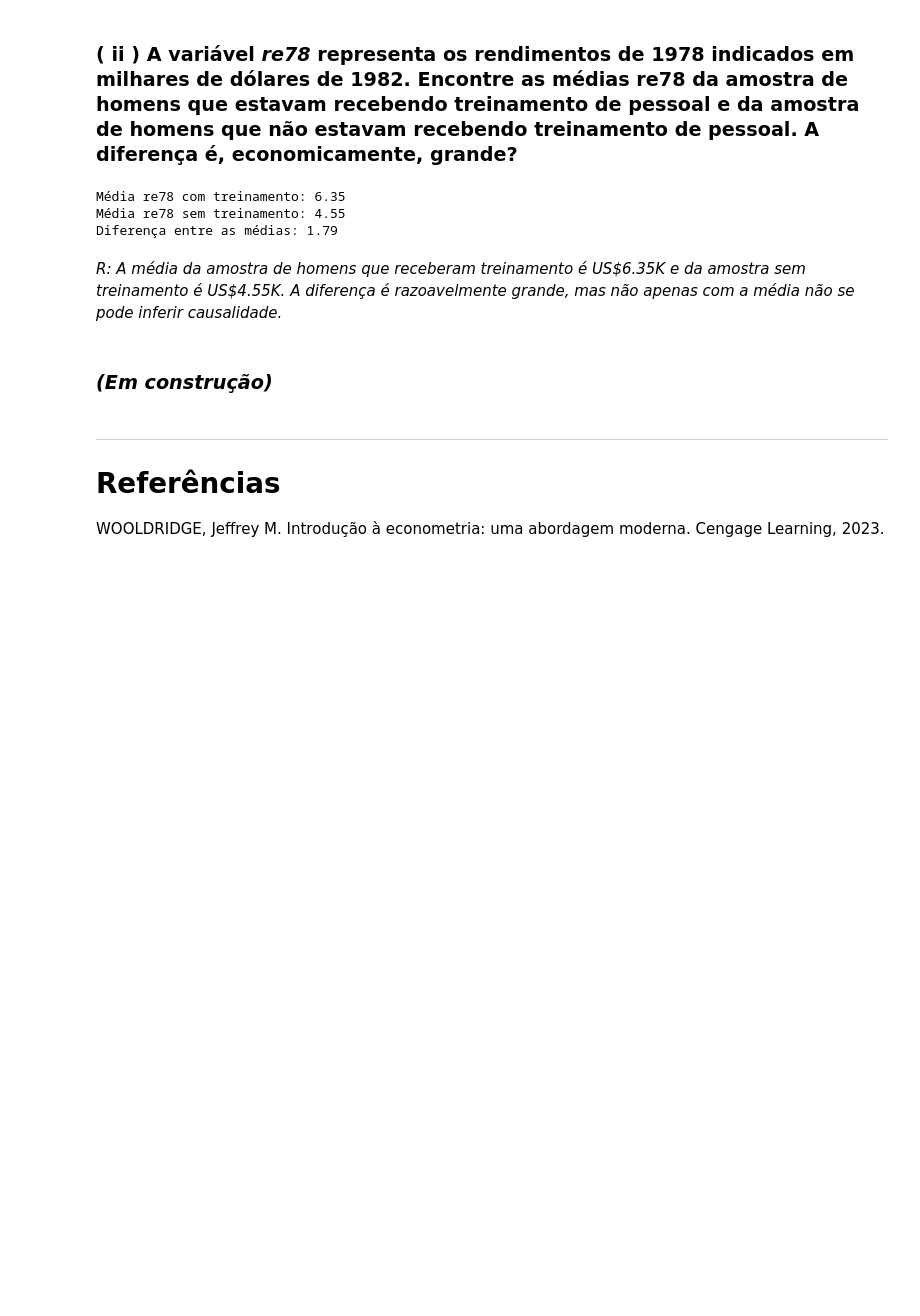
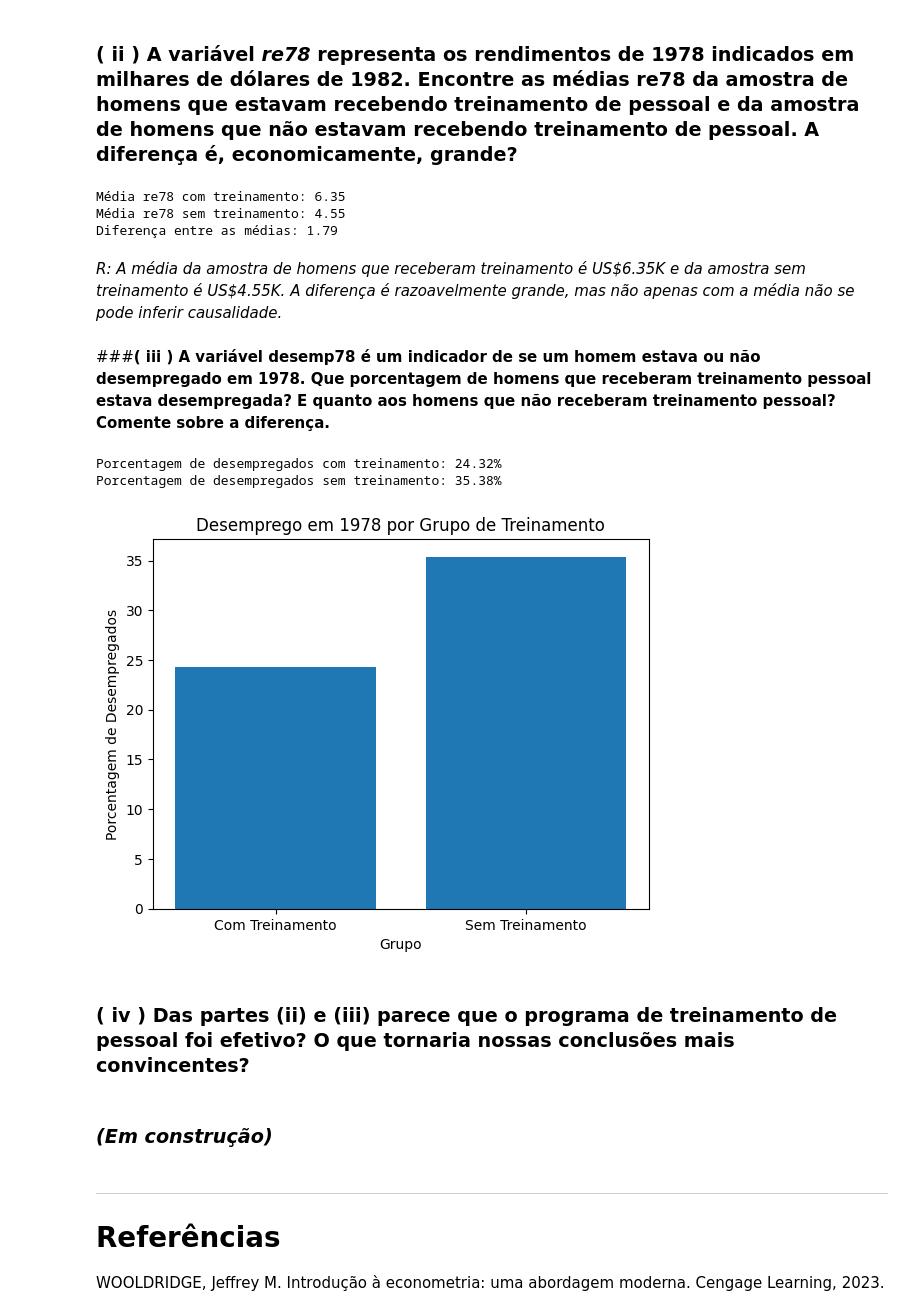
Before and after one commit to JoaoSilvaCorreia/Python, a Jupyter notebook: Econometrics/EconometriaWooldridge.ipynb, the cells around one changed output. Saved outputs shown, nothing was run; the diff lists cells and outputs as text; code cells hidden in the pictures; blank space fills up the shorter version.

```diff
--- a/Econometrics/EconometriaWooldridge.ipynb
+++ b/Econometrics/EconometriaWooldridge.ipynb
@@ -492,6 +507,44 @@ Média re78 sem treinamento: 4.55
 Diferença entre as médias: 1.79
 # %% [markdown]
 *R: A média da amostra de homens que receberam treinamento é US\$6.35K e da amostra sem treinamento é US\$4.55K. A diferença é razoavelmente grande, mas não apenas com a média não se pode inferir causalidade.*
+# %% [markdown]
+###**( iii ) A variável desemp78 é um indicador de se um homem estava ou não desempregado em 1978. Que porcentagem de homens que receberam treinamento pessoal estava desempregada? E quanto aos homens que não receberam treinamento pessoal? Comente sobre a diferença.**
+# %%
+# prompt: A variável desemp78 é um indicador de se um homem estava ou não desempregado em 1978. Que porcentagem de homens que receberam treinamento pessoal estava desempregada? E quanto aos homens que não receberam treinamento pessoal? Comente sobre a diferença. Fazer um gráfico de barras
+
+desempregado_treinamento = jtrain2[(jtrain2.train == 1) & (jtrain2.unem78 == 1)].shape[0] / jtrain2[jtrain2.train == 1].shape[0]
+desempregado_sem_treinamento = jtrain2[(jtrain2.train == 0) & (jtrain2.unem78 == 1)].shape[0] / jtrain2[jtrain2.train == 0].shape[0]
+
+print(f"Porcentagem de desempregados com treinamento: {round(desempregado_treinamento * 100, 2)}%")
+print(f"Porcentagem de desempregados sem treinamento: {round(desempregado_sem_treinamento * 100, 2)}%")
+
+
+import matplotlib.pyplot as plt
+
+# Dados para o gráfico
+labels = ['Com Treinamento', 'Sem Treinamento']
+values = [round(desempregado_treinamento * 100, 2), round(desempregado_sem_treinamento * 100, 2)]
+
+# Criar o gráfico de barras
+plt.bar(labels, values)
+
+# Adicionar rótulos aos eixos e título
+plt.xlabel('Grupo')
+plt.ylabel('Porcentagem de Desempregados')
+plt.title('Desemprego em 1978 por Grupo de Treinamento')
+
+# Mostrar o gráfico
+plt.show()
+
+# Comentário sobre a diferença
+# A diferença na taxa de desemprego entre os homens que receberam treinamento e os que não receberam pode indicar algum efeito do programa de treinamento, seja positivo ou negativo.
+# É importante considerar que essa diferença pode ser influenciada por outros fatores e não apenas pelo treinamento.
+# %% [output]
+Porcentagem de desempregados com treinamento: 24.32%
+Porcentagem de desempregados sem treinamento: 35.38%
+[figure, added]
+# %% [markdown]
+### **( iv ) Das partes (ii) e (iii) parece que o programa de treinamento de pessoal foi efetivo? O que tornaria nossas conclusões mais convincentes?**
 # %% [markdown]
 ### ***(Em construção)***
 # %% [markdown]
```
Also changed, not shown: parts of 1 cell of this notebook.
